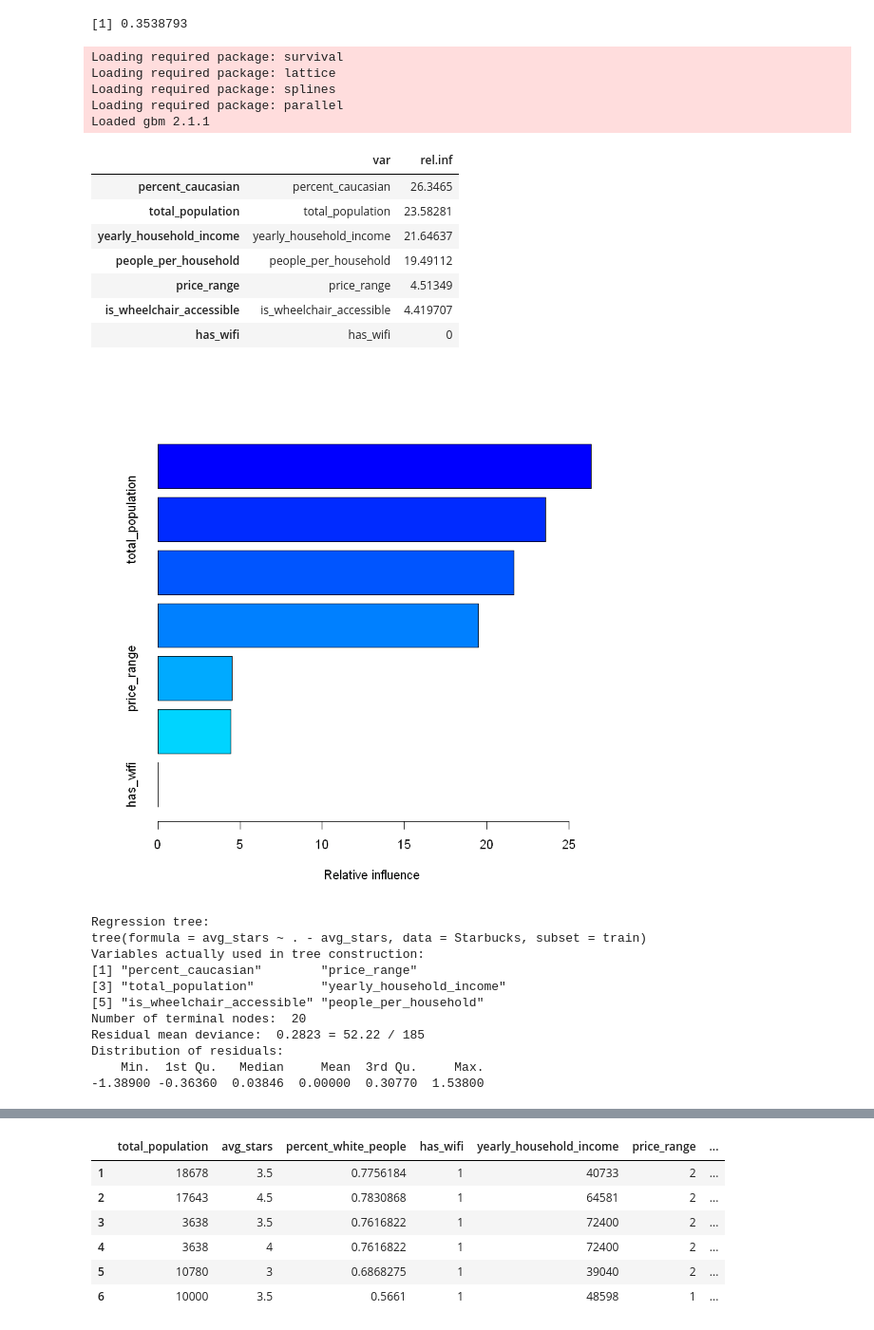
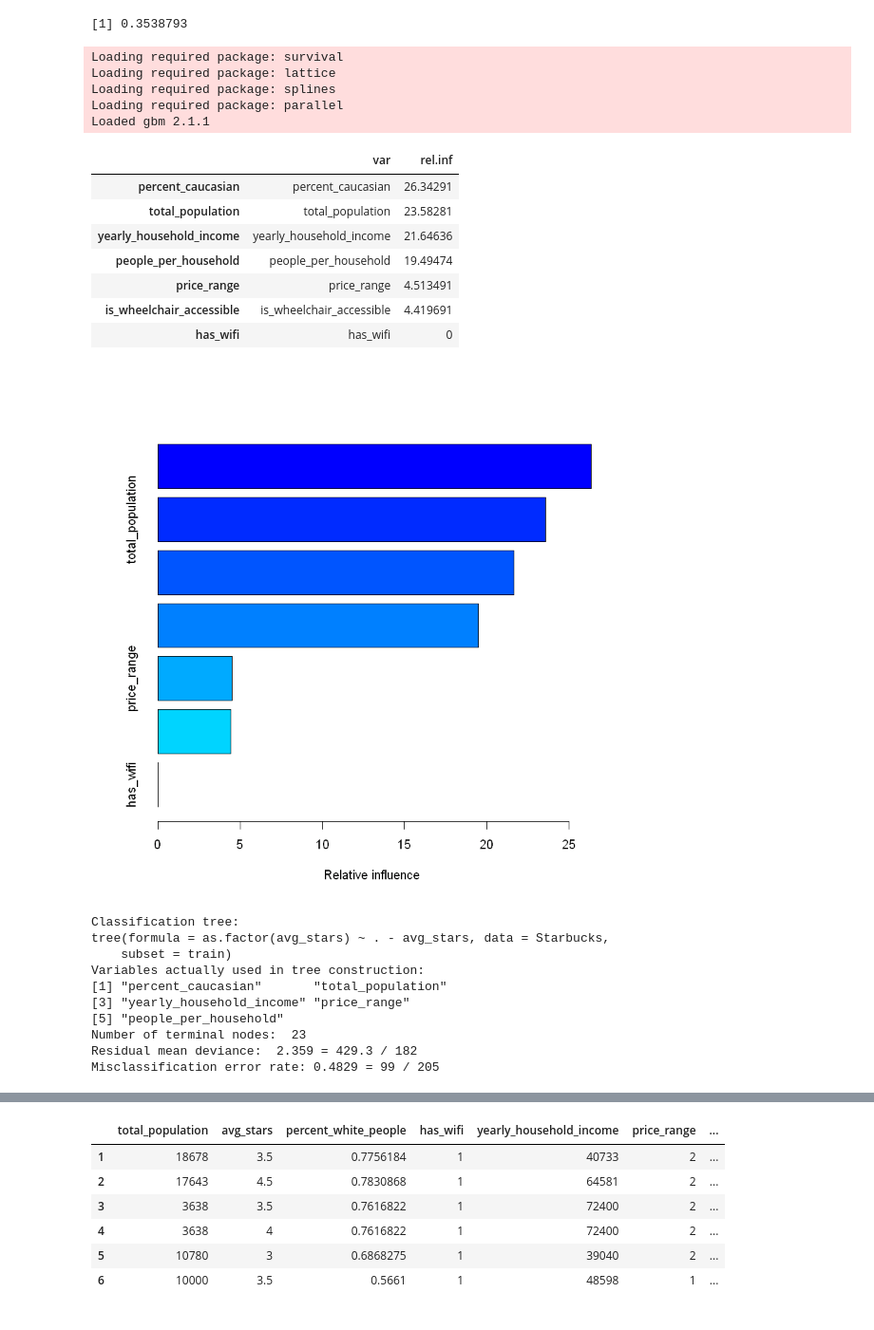
Before and after one commit to AliceFanYang/MachineLearning-FinalProject, a Jupyter notebook: SDS 293 Final Project.ipynb, the cells around one changed output, grey strips where cells are left out. Shown at 95% size. Cells and saved outputs as stored; diff of their text form; code cells hidden in the pictures.

```diff
--- a/SDS 293 Final Project.ipynb
+++ b/SDS 293 Final Project.ipynb
@@ -23,39 +23,39 @@ mean((yhat.bag-starbucks.test)^2)
 # %%
 library(gbm)
 set.seed(1)
 
-boost.starbucks = gbm(avg_stars~., data=Starbucks[train,], distribution="gaussian", n.trees = 5000, interaction.depth=4)
+starbucks.scale = data.frame(scale(Starbucks))
+boost.starbucks = gbm(as.factor(avg_stars)~., data=Starbucks[train,], distribution="gaussian", n.trees = 5000, interaction.depth=4)
 summary(boost.starbucks)
 # %% [output]
 Loading required package: survival
 Loading required package: lattice
 Loading required package: splines
 Loading required package: parallel
 Loaded gbm 2.1.1
 |  | var | rel.inf |
-| percent_caucasian | percent_caucasian | 26.3465 |
+| percent_caucasian | percent_caucasian | 26.34291 |
 | total_population | total_population | 23.58281 |
-| yearly_household_income | yearly_household_income | 21.64637 |
-| people_per_household | people_per_household | 19.49112 |
-| price_range | price_range | 4.51349 |
-| is_wheelchair_accessible | is_wheelchair_accessible | 4.419707 |
+| yearly_household_income | yearly_household_income | 21.64636 |
+| people_per_household | people_per_household | 19.49474 |
+| price_range | price_range | 4.513491 |
+| is_wheelchair_accessible | is_wheelchair_accessible | 4.419691 |
 | has_wifi | has_wifi | 0 |
 [figure]
 # %%
-tree.starbucks = tree(avg_stars~.-avg_stars, Starbucks, subset=train)
+tree.starbucks = tree(as.factor(avg_stars)~.-avg_stars, Starbucks, subset=train)
 summary(tree.starbucks)
 # %% [output]
-Regression tree:
-tree(formula = avg_stars ~ . - avg_stars, data = Starbucks, subset = train)
+Classification tree:
+tree(formula = as.factor(avg_stars) ~ . - avg_stars, data = Starbucks,
+    subset = train)
 Variables actually used in tree construction:
-[1] "percent_caucasian"        "price_range"
-[3] "total_population"         "yearly_household_income"
-[5] "is_wheelchair_accessible" "people_per_household"
-Number of terminal nodes:  20
-Residual mean deviance:  0.2823 = 52.22 / 185
-Distribution of residuals:
-    Min.  1st Qu.   Median     Mean  3rd Qu.     Max.
--1.38900 -0.36360  0.03846  0.00000  0.30770  1.53800
+[1] "percent_caucasian"       "total_population"
+[3] "yearly_household_income" "price_range"
+[5] "people_per_household"
+Number of terminal nodes:  23
+Residual mean deviance:  2.359 = 429.3 / 182
+Misclassification error rate: 0.4829 = 99 / 205
 # %%
 plot(tree.starbucks)
 text(tree.starbucks, pretty = 0)
```
Also changed, not shown: parts of 16 cells of this notebook, 15 other files.
